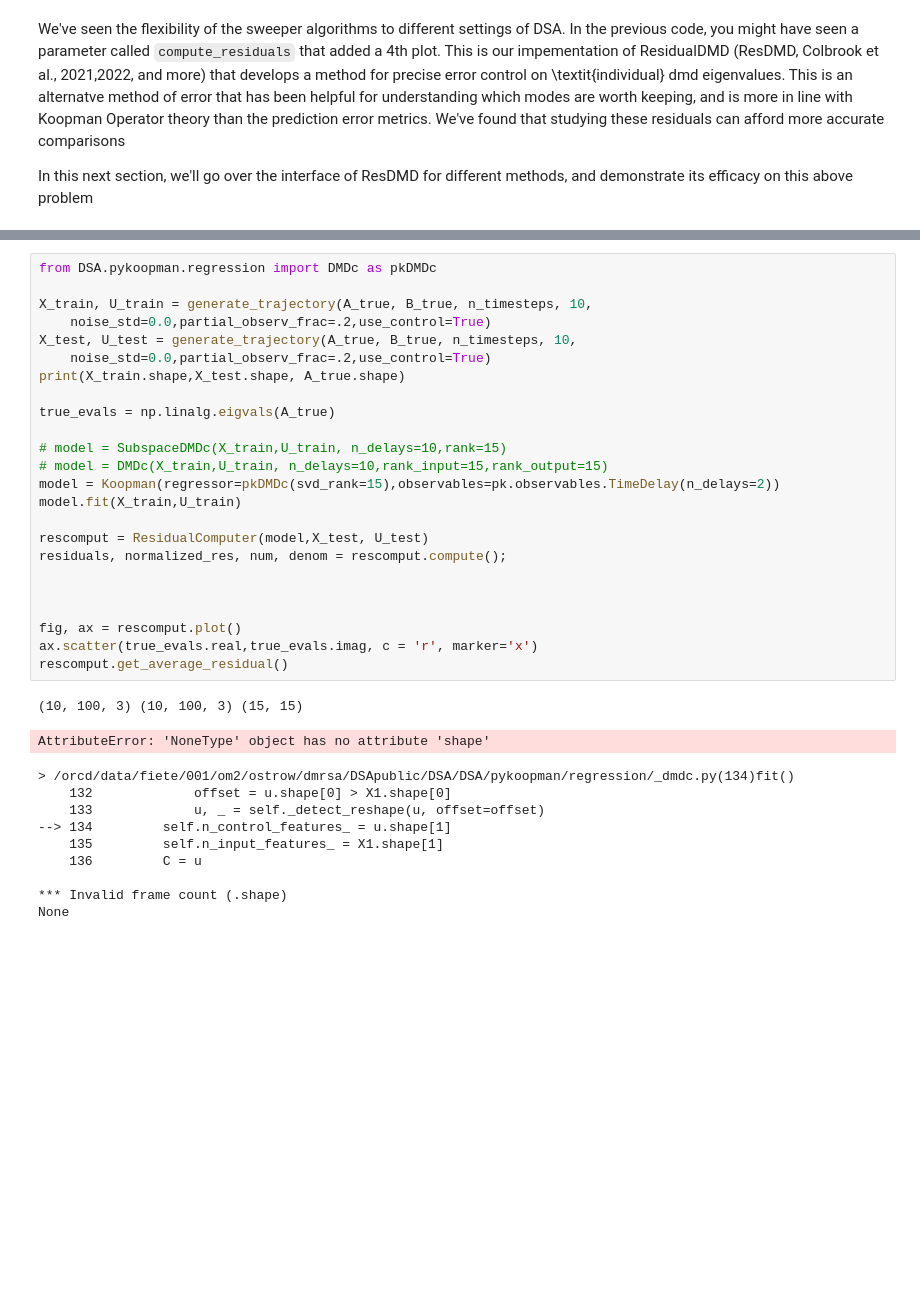
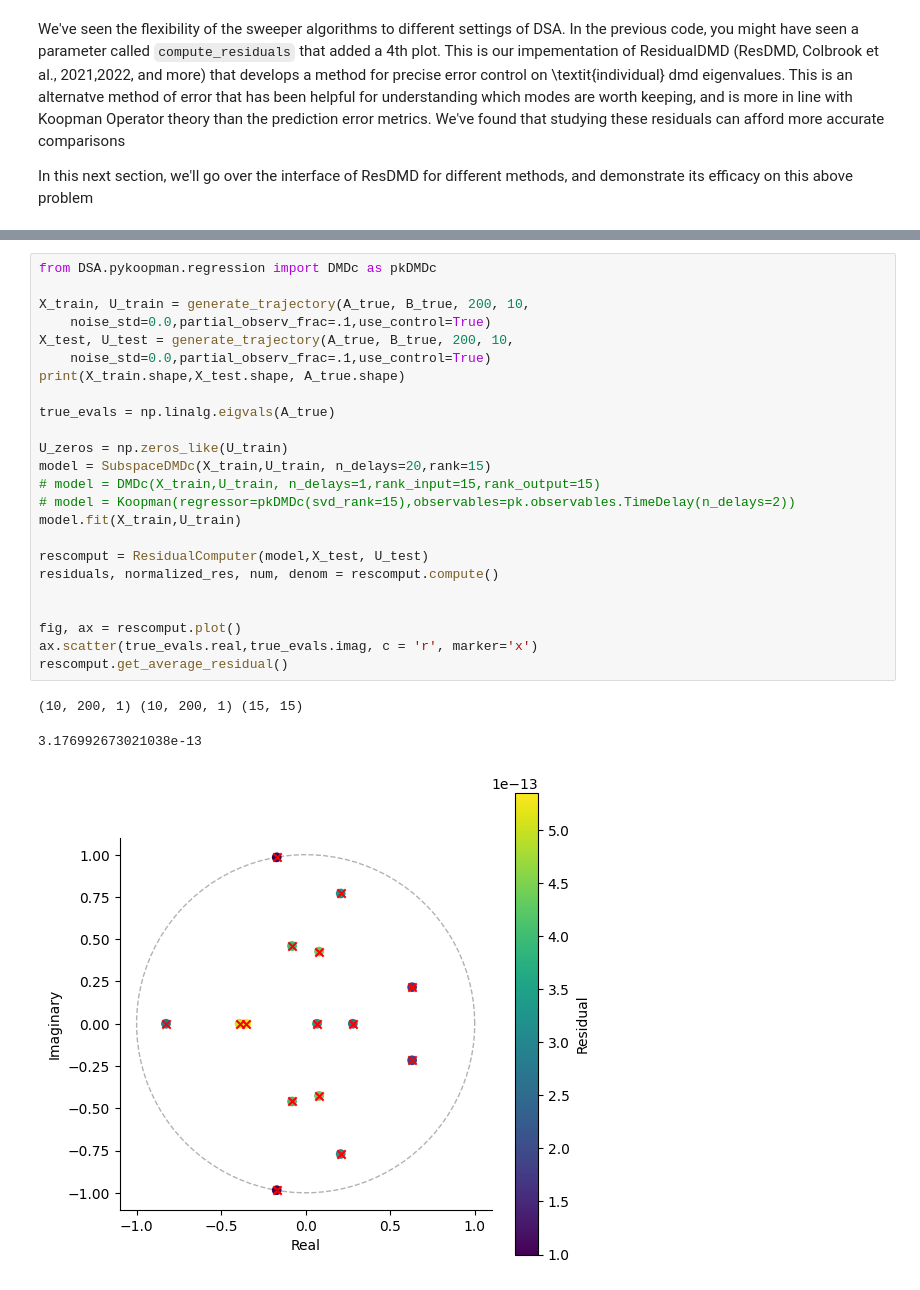
Before and after one commit to mitchellostrow/DSA, a Jupyter notebook: examples/sweep_resdmd_tutorial.ipynb, the cells around one changed output, grey strips where cells are left out. Saved outputs shown, nothing was run; the diff lists cells and outputs as text; blank space fills up the shorter version.

```diff
--- a/examples/sweep_resdmd_tutorial.ipynb
+++ b/examples/sweep_resdmd_tutorial.ipynb
@@ -354,36 +352,28 @@ rescomput.get_average_residual()
 # %%
 from DSA.pykoopman.regression import DMDc as pkDMDc
 
-X_train, U_train = generate_trajectory(A_true, B_true, n_timesteps, 10,
-    noise_std=0.0,partial_observ_frac=.2,use_control=True)
-X_test, U_test = generate_trajectory(A_true, B_true, n_timesteps, 10,
-    noise_std=0.0,partial_observ_frac=.2,use_control=True)
+X_train, U_train = generate_trajectory(A_true, B_true, 200, 10,
+    noise_std=0.0,partial_observ_frac=.1,use_control=True)
+X_test, U_test = generate_trajectory(A_true, B_true, 200, 10,
+    noise_std=0.0,partial_observ_frac=.1,use_control=True)
 print(X_train.shape,X_test.shape, A_true.shape)
 
 true_evals = np.linalg.eigvals(A_true)
 
-# model = SubspaceDMDc(X_train,U_train, n_delays=10,rank=15)
-# model = DMDc(X_train,U_train, n_delays=10,rank_input=15,rank_output=15)
-model = Koopman(regressor=pkDMDc(svd_rank=15),observables=pk.observables.TimeDelay(n_delays=2))
+U_zeros = np.zeros_like(U_train)
+model = SubspaceDMDc(X_train,U_train, n_delays=20,rank=15)
+# model = DMDc(X_train,U_train, n_delays=1,rank_input=15,rank_output=15)
+# model = Koopman(regressor=pkDMDc(svd_rank=15),observables=pk.observables.TimeDelay(n_delays=2))
 model.fit(X_train,U_train)
 
 rescomput = ResidualComputer(model,X_test, U_test)
-residuals, normalized_res, num, denom = rescomput.compute();
-
+residuals, normalized_res, num, denom = rescomput.compute()
 
 
 fig, ax = rescomput.plot()
 ax.scatter(true_evals.real,true_evals.imag, c = 'r', marker='x')
 rescomput.get_average_residual()
 # %% [output]
-(10, 100, 3) (10, 100, 3) (15, 15)
+(10, 200, 1) (10, 200, 1) (15, 15)
-AttributeError: 'NoneType' object has no attribute 'shape'
+3.176992673021038e-13
-> /orcd/data/fiete/001/om2/ostrow/dmrsa/DSApublic/DSA/DSA/pykoopman/regression/_dmdc.py(134)fit()
-    132             offset = u.shape[0] > X1.shape[0]
-    133             u, _ = self._detect_reshape(u, offset=offset)
---> 134         self.n_control_features_ = u.shape[1]
-    135         self.n_input_features_ = X1.shape[1]
-    136         C = u
-
-*** Invalid frame count (.shape)
-None
+[figure, added]
```
Also changed, not shown: parts of 10 cells of this notebook, 1 other file.
